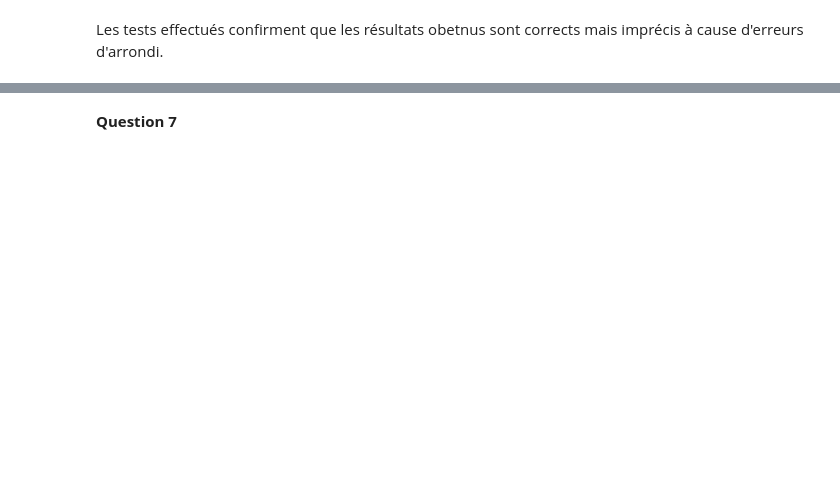
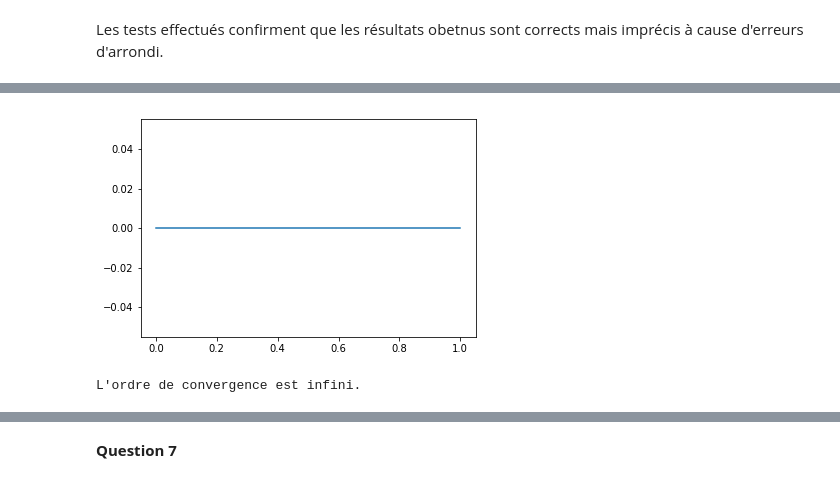
Before and after one commit to laureb01/Lotka-Volterra, a Jupyter notebook: Rendu.ipynb, the cells around one changed output, grey strips where cells are left out. Cells and saved outputs as stored; diff of their text form; code cells hidden in the pictures; blank space fills up the shorter version.

```diff
--- a/Rendu.ipynb
+++ b/Rendu.ipynb
@@ -272,0 +283,13 @@ L'ordre de convergence est 1.3527251117500758.
+# %%
+def un(t, x):
+    return 1
+
+def id(t):
+    return t
+
+x, erreur = ordre_convergence(un, 0, 0, 10, 1/2, id)
+
+repr(x, erreur)
+# %% [output]
+[figure, added]
+L'ordre de convergence est infini.
```
Also changed, not shown: parts of 23 cells of this notebook.
